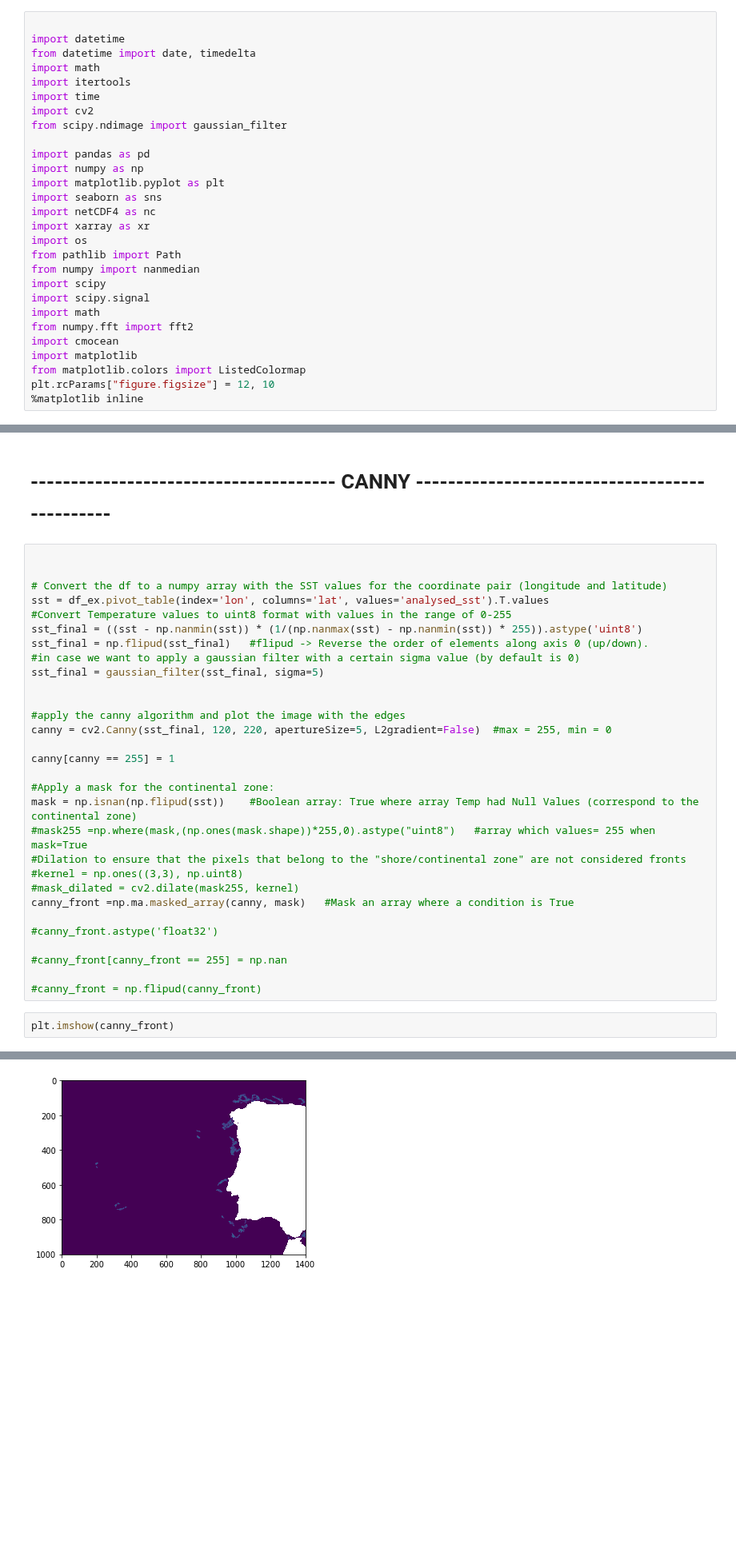
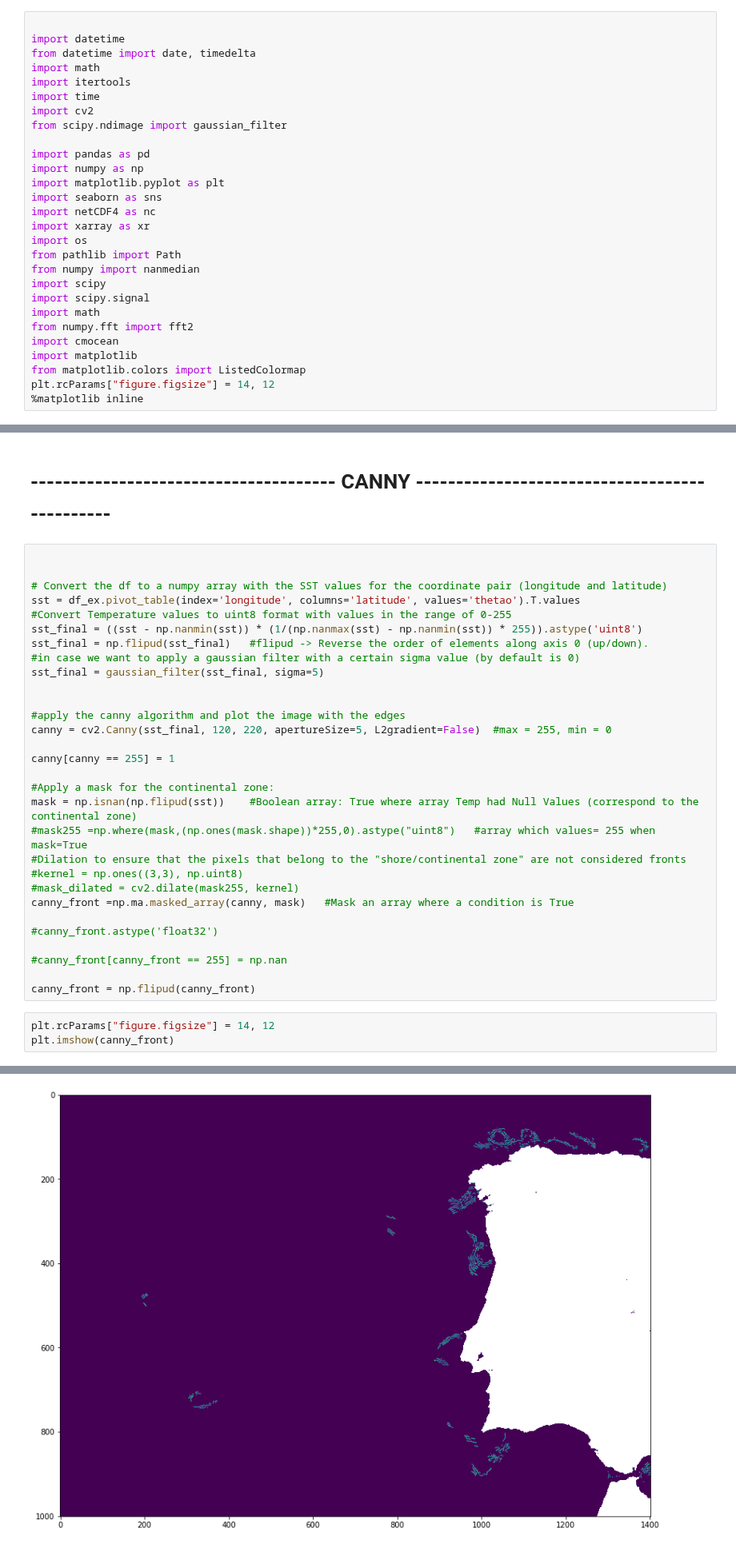
Before and after one commit to CoLAB-ATLANTIC/JUNO, a Jupyter notebook: notebooks/Untitled.ipynb, the cells around one changed output, grey strips where cells are left out. Shown at 80% size. Cells and saved outputs as stored; diff of their text form; blank space fills up the shorter version.

```diff
--- a/notebooks/Untitled.ipynb
+++ b/notebooks/Untitled.ipynb
@@ -24,7 +24,7 @@ from numpy.fft import fft2
 import cmocean
 import matplotlib
 from matplotlib.colors import ListedColormap
-plt.rcParams["figure.figsize"] = 12, 10
+plt.rcParams["figure.figsize"] = 14, 12
 %matplotlib inline
 # %%
 def get_data(data):
@@ -77,7 +77,7 @@ df_ex
 
 
 # Convert the df to a numpy array with the SST values for the coordinate pair (longitude and latitude)
-sst = df_ex.pivot_table(index='lon', columns='lat', values='analysed_sst').T.values
+sst = df_ex.pivot_table(index='longitude', columns='latitude', values='thetao').T.values
 #Convert Temperature values to uint8 format with values in the range of 0-255
 sst_final = ((sst - np.nanmin(sst)) * (1/(np.nanmax(sst) - np.nanmin(sst)) * 255)).astype('uint8')
 sst_final = np.flipud(sst_final)   #flipud -> Reverse the order of elements along axis 0 (up/down).
@@ -102,12 +102,13 @@ canny_front =np.ma.masked_array(canny, mask)   #Mask an array where a condition
 
 #canny_front[canny_front == 255] = np.nan
 
-#canny_front = np.flipud(canny_front)
+canny_front = np.flipud(canny_front)
 # %%
+plt.rcParams["figure.figsize"] = 14, 12
 plt.imshow(canny_front)
 # %% [output]
 <matplotlib.image.AxesImage at 0x...>
-[figure, old version]
+[figure, new version]
 # %%
 canny_front.min()
 # %% [output]
```
Also changed, not shown: parts of 7 cells of this notebook, 2 other files.
